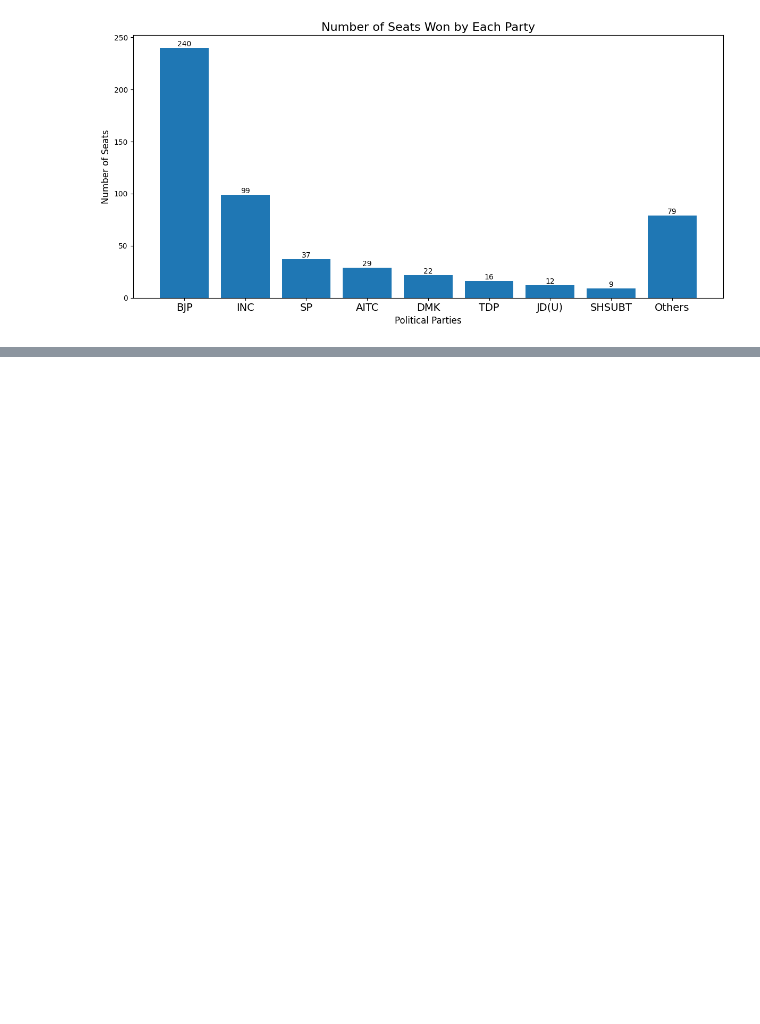
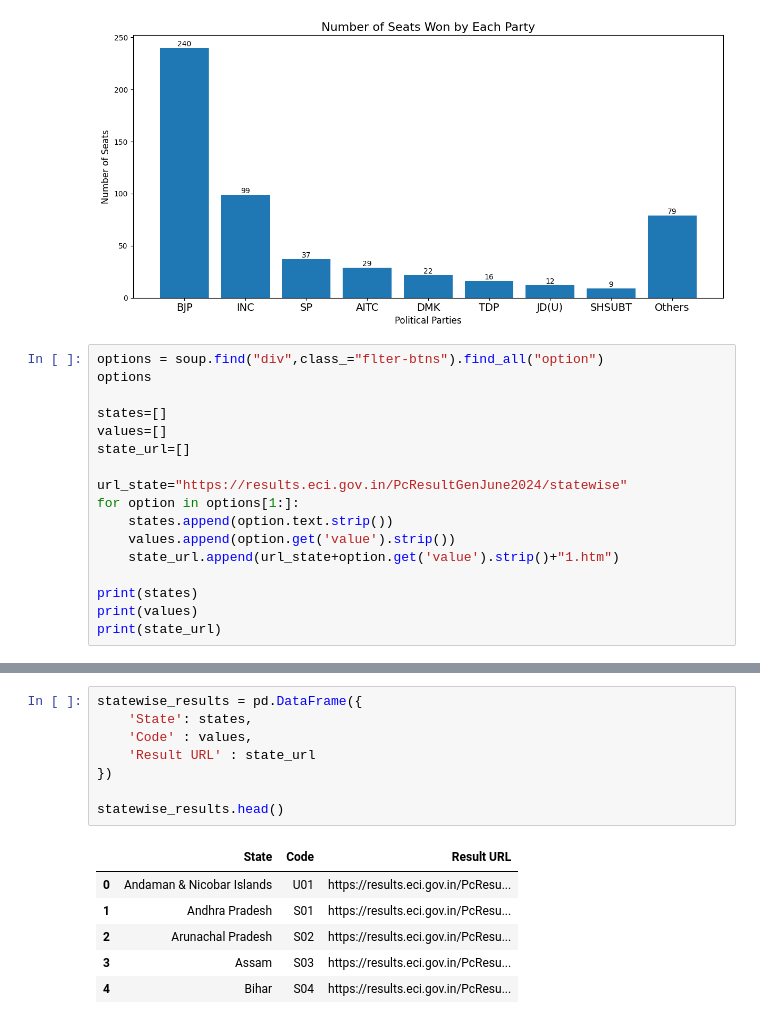
Before and after one commit to Vid2714/2024-Indian-G-Elections-Scraper, a Jupyter notebook: general-results.ipynb, the cells around one changed output, grey strips where cells are left out. Cells and saved outputs as stored; diff of their text form; blank space fills up the shorter version.

```diff
--- a/general-results.ipynb
+++ b/general-results.ipynb
@@ -169,3 +168,20 @@ plt.tight_layout()
 plt.show()
 # %% [output]
 [figure]
+# %%
+options = soup.find("div",class_="flter-btns").find_all("option")
+options
+
+states=[]
+values=[]
+state_url=[]
+
+url_state="https://results.eci.gov.in/PcResultGenJune2024/statewise"
+for option in options[1:]:
+    states.append(option.text.strip())
+    values.append(option.get('value').strip())
+    state_url.append(url_state+option.get('value').strip()+"1.htm")
+
+print(states)
+print(values)
+print(state_url)
@@ -171,0 +192,15 @@ plt.show()
+# %%
+statewise_results = pd.DataFrame({
+    'State': states,
+    'Code' : values,
+    'Result URL' : state_url
+})
+
+statewise_results.head()
+# %% [output]
+|  | State | Code | Result URL |
+| 0 | Andaman & Nicobar Islands | U01 | https://results.eci.gov.in/PcResu... |
+| 1 | Andhra Pradesh | S01 | https://results.eci.gov.in/PcResu... |
+| 2 | Arunachal Pradesh | S02 | https://results.eci.gov.in/PcResu... |
+| 3 | Assam | S03 | https://results.eci.gov.in/PcResu... |
+| 4 | Bihar | S04 | https://results.eci.gov.in/PcResu... |
```
Also changed, not shown: parts of 3 cells of this notebook.
